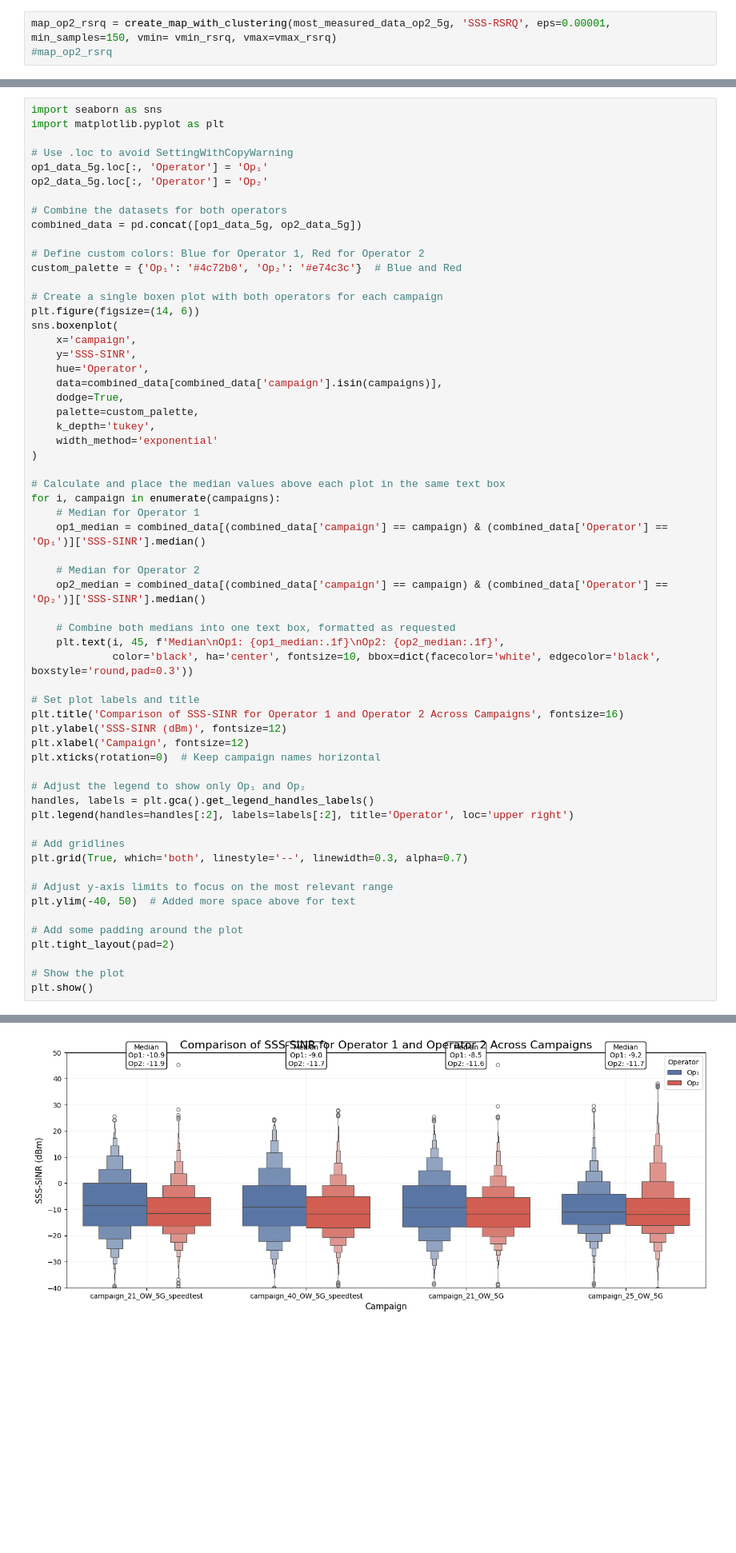
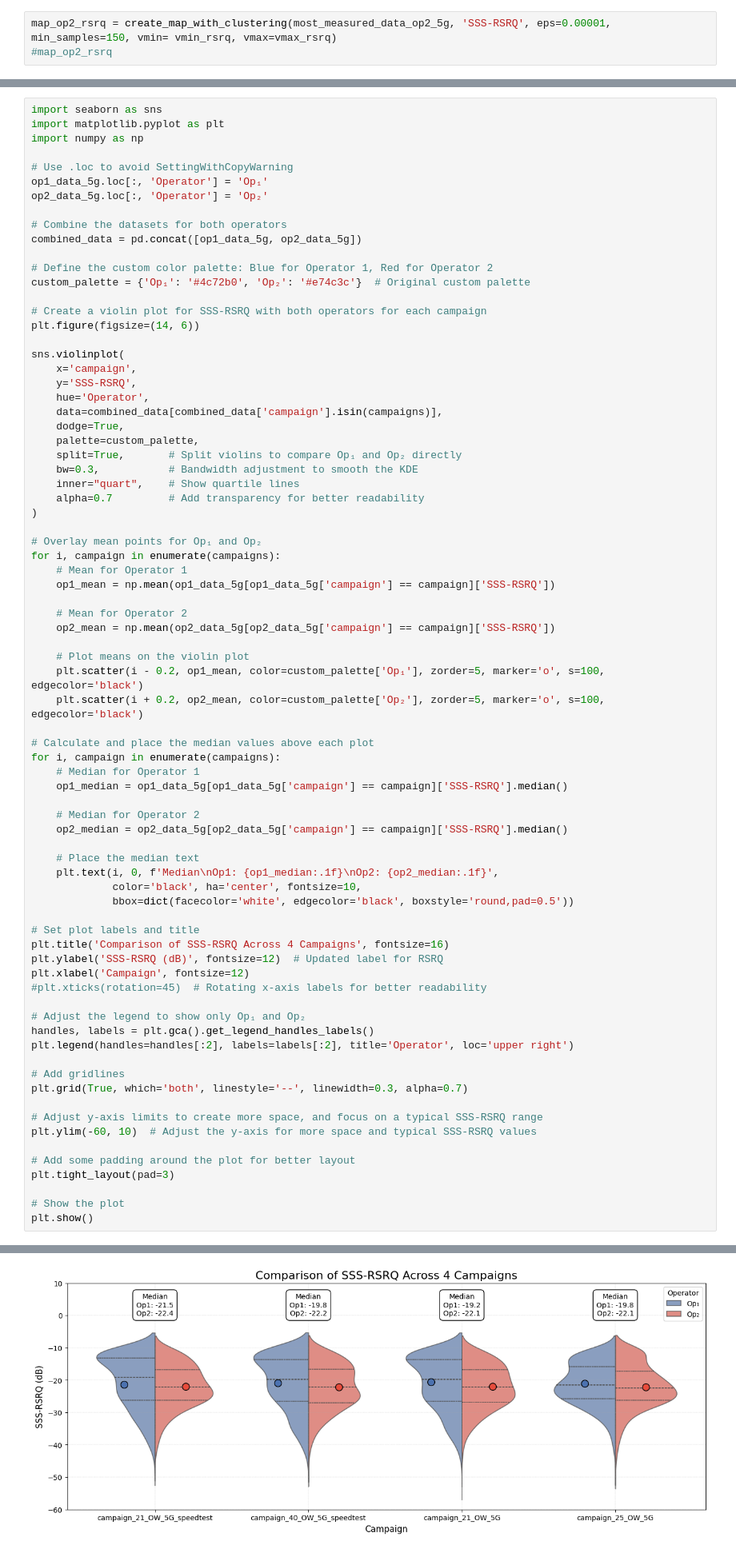
Before and after one commit to carolinevannebo/Remote-Education, a Jupyter notebook: IN5060_Assignment_2.ipynb, the cells around one changed output, grey strips where cells are left out. Shown at 80% size. Saved outputs shown, nothing was run; the diff lists cells and outputs as text; blank space fills up the shorter version.

```diff
--- a/IN5060_Assignment_2.ipynb
+++ b/IN5060_Assignment_2.ipynb
@@ -938,6 +858,7 @@ plt.show()
 # %%
 import seaborn as sns
 import matplotlib.pyplot as plt
+import numpy as np
 
 # Use .loc to avoid SettingWithCopyWarning
 op1_data_5g.loc[:, 'Operator'] = 'Op₁'
@@ -946,39 +867,55 @@ op2_data_5g.loc[:, 'Operator'] = 'Op₂'
 # Combine the datasets for both operators
 combined_data = pd.concat([op1_data_5g, op2_data_5g])
 
-# Define custom colors: Blue for Operator 1, Red for Operator 2
-custom_palette = {'Op₁': '#4c72b0', 'Op₂': '#e74c3c'}  # Blue and Red
+# Define the custom color palette: Blue for Operator 1, Red for Operator 2
+custom_palette = {'Op₁': '#4c72b0', 'Op₂': '#e74c3c'}  # Original custom palette
 
-# Create a single boxen plot with both operators for each campaign
+# Create a violin plot for SSS-RSRQ with both operators for each campaign
 plt.figure(figsize=(14, 6))
-sns.boxenplot(
+
+sns.violinplot(
     x='campaign',
-    y='SSS-SINR',
+    y='SSS-RSRQ',
     hue='Operator',
     data=combined_data[combined_data['campaign'].isin(campaigns)],
     dodge=True,
     palette=custom_palette,
-    k_depth='tukey',
-    width_method='exponential'
+    split=True,       # Split violins to compare Op₁ and Op₂ directly
+    bw=0.3,           # Bandwidth adjustment to smooth the KDE
+    inner="quart",    # Show quartile lines
+    alpha=0.7         # Add transparency for better readability
 )
 
-# Calculate and place the median values above each plot in the same text box
+# Overlay mean points for Op₁ and Op₂
+for i, campaign in enumerate(campaigns):
+    # Mean for Operator 1
+    op1_mean = np.mean(op1_data_5g[op1_data_5g['campaign'] == campaign]['SSS-RSRQ'])
+
+    # Mean for Operator 2
+    op2_mean = np.mean(op2_data_5g[op2_data_5g['campaign'] == campaign]['SSS-RSRQ'])
+
+    # Plot means on the violin plot
+    plt.scatter(i - 0.2, op1_mean, color=custom_palette['Op₁'], zorder=5, marker='o', s=100, edgecolor='black')
+    plt.scatter(i + 0.2, op2_mean, color=custom_palette['Op₂'], zorder=5, marker='o', s=100, edgecolor='black')
+
+# Calculate and place the median values above each plot
 for i, campaign in enumerate(campaigns):
     # Median for Operator 1
-    op1_median = combined_data[(combined_data['campaign'] == campaign) & (combined_data['Operator'] == 'Op₁')]['SSS-SINR'].median()
+    op1_median = op1_data_5g[op1_data_5g['campaign'] == campaign]['SSS-RSRQ'].median()
 
     # Median for Operator 2
-    op2_median = combined_data[(combined_data['campaign'] == campaign) & (combined_data['Operator'] == 'Op₂')]['SSS-SINR'].median()
+    op2_median = op2_data_5g[op2_data_5g['campaign'] == campaign]['SSS-RSRQ'].median()
 
-    # Combine both medians into one text box, formatted as requested
-    plt.text(i, 45, f'Median\nOp1: {op1_median:.1f}\nOp2: {op2_median:.1f}',
-             color='black', ha='center', fontsize=10, bbox=dict(facecolor='white', edgecolor='black', boxstyle='round,pad=0.3'))
+    # Place the median text
+    plt.text(i, 0, f'Median\nOp1: {op1_median:.1f}\nOp2: {op2_median:.1f}',
+             color='black', ha='center', fontsize=10,
+             bbox=dict(facecolor='white', edgecolor='black', boxstyle='round,pad=0.5'))
 
 # Set plot labels and title
-plt.title('Comparison of SSS-SINR for Operator 1 and Operator 2 Across Campaigns', fontsize=16)
-plt.ylabel('SSS-SINR (dBm)', fontsize=12)
+plt.title('Comparison of SSS-RSRQ Across 4 Campaigns', fontsize=16)
+plt.ylabel('SSS-RSRQ (dB)', fontsize=12)  # Updated label for RSRQ
 plt.xlabel('Campaign', fontsize=12)
-plt.xticks(rotation=0)  # Keep campaign names horizontal
+#plt.xticks(rotation=45)  # Rotating x-axis labels for better readability
 
 # Adjust the legend to show only Op₁ and Op₂
 handles, labels = plt.gca().get_legend_handles_labels()
@@ -987,11 +924,11 @@ plt.legend(handles=handles[:2], labels=labels[:2], title='Operator', loc='upper
 # Add gridlines
 plt.grid(True, which='both', linestyle='--', linewidth=0.3, alpha=0.7)
 
-# Adjust y-axis limits to focus on the most relevant range
-plt.ylim(-40, 50)  # Added more space above for text
+# Adjust y-axis limits to create more space, and focus on a typical SSS-RSRQ range
+plt.ylim(-60, 10)  # Adjust the y-axis for more space and typical SSS-RSRQ values
 
-# Add some padding around the plot
-plt.tight_layout(pad=2)
+# Add some padding around the plot for better layout
+plt.tight_layout(pad=3)
 
 # Show the plot
 plt.show()
@@ -999 +941 @@ plt.show()
-[figure, old version]
+[figure, new version]
```
Also changed, not shown: parts of 15 cells of this notebook.
